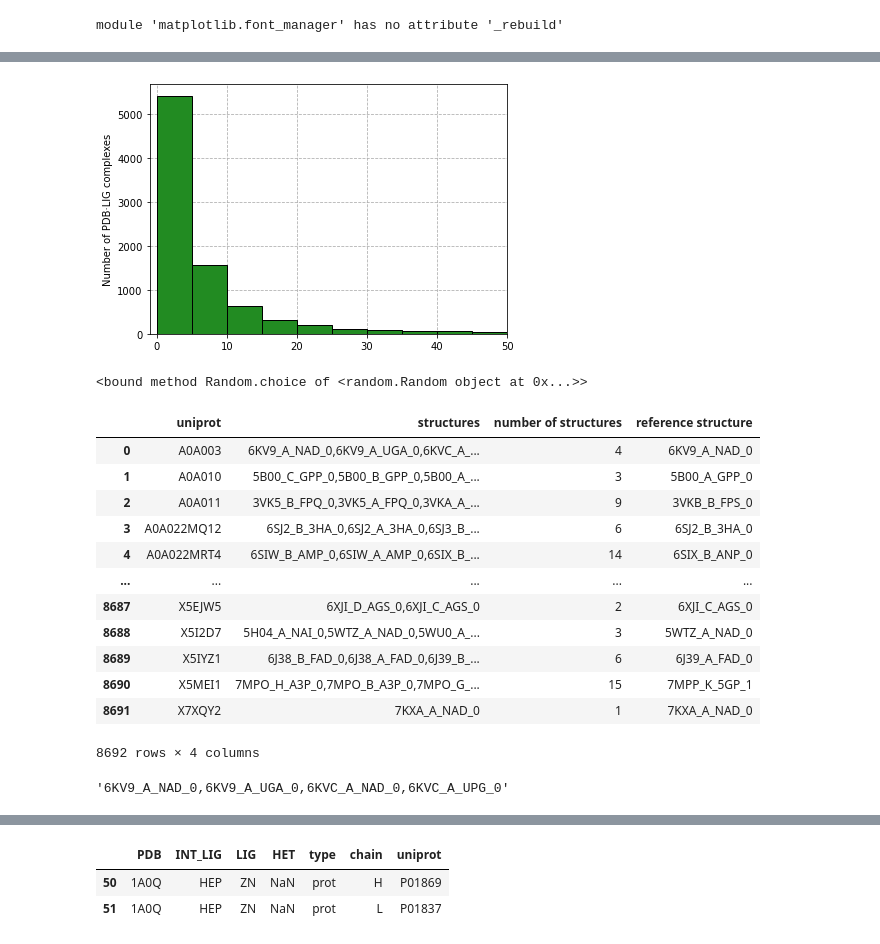
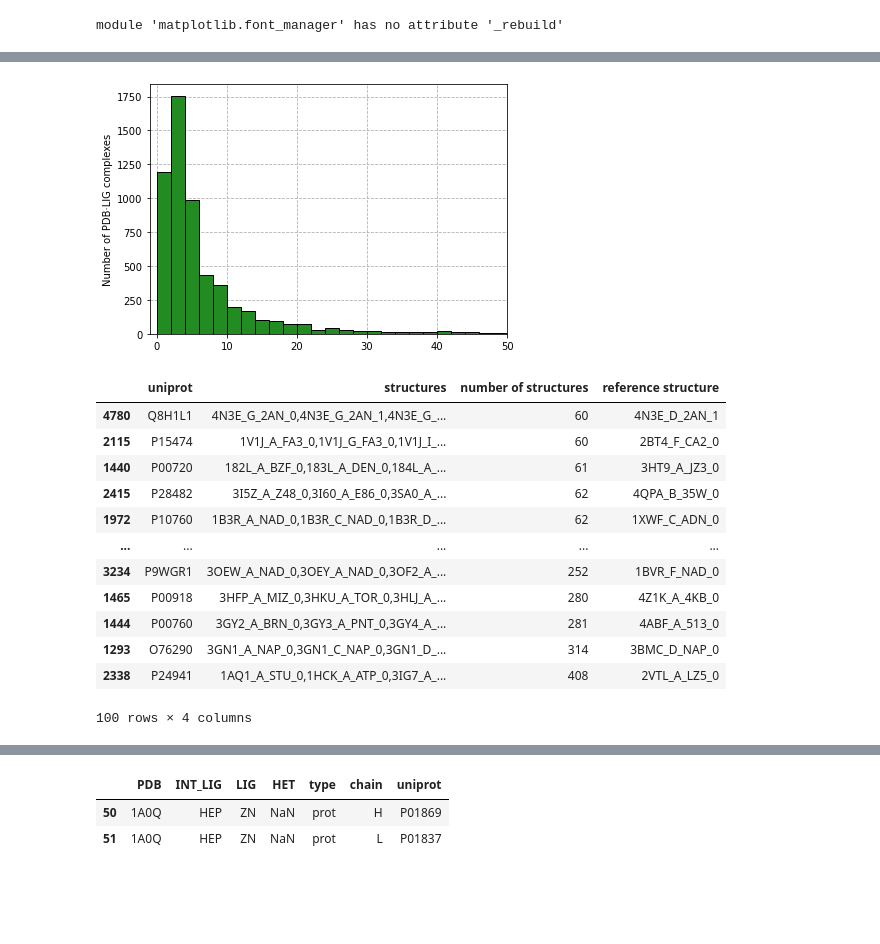
Before and after one commit to ersilia-os/osa-murd, a Jupyter notebook: notebooks/pocketvec_PDB.ipynb, the cells around one changed output, grey strips where cells are left out. Cells and saved outputs as stored; diff of their text form; code cells hidden in the pictures; blank space fills up the shorter version.

```diff
--- a/notebooks/pocketvec_PDB.ipynb
+++ b/notebooks/pocketvec_PDB.ipynb
@@ -287,3 +292,3 @@ All good: 130699
 # %%
-results = results.loc[results['comment'] == 'all good']
+results = results.loc[(results['acc'].isnull() == False) & (results['comment'] == 'all good')]
 results['acc'] = [float(i) for i in results['acc']]
@@ -365,17 +360,13 @@ proteins = [proteins[i] for i in proteins]
 # %%
 plt.figure(figsize=(6, 4))
 plt.grid(linestyle='--', zorder=-2)
-plt.hist(proteins, zorder=2, ec='k', bins=[i for i in range(0, max(proteins), 5)], color='forestgreen')
+plt.hist(proteins, zorder=2, ec='k', bins=[i for i in range(0, max(proteins), 2)], color='forestgreen')
 plt.ylabel("Number of PDB·LIG complexes")
 plt.xlim([-1, 50])
 plt.tight_layout()
 plt.show()
 # %% [output]
-[figure, old version]
+[figure, new version]
-# %%
-random.choice
-# %% [output]
-<bound method Random.choice of <random.Random object at 0x...>>
 # %%
 d = {}
 for pdb, chain, uniprot, int_lig, count in zip(results['PDB'], results['chain'], results['uniprot'], results['INT_LIG'], results['count']):
@@ -391,23 +383,19 @@ for prot in sorted(d):
 proteins = pd.DataFrame(proteins, columns=['uniprot', 'structures', 'number of structures', 'reference structure'])
 # pickle.dump(proteins, open("/aloy/home/acomajuncosa/MurD/GitHub/alignment/proteins.pkl", "wb"))
 # %%
-proteins
+proteins.sort_values(by='number of structures')[-100:]
 # %% [output]
 |  | uniprot | structures | number of structures | reference structure |
-| 0 | A0A003 | 6KV9_A_NAD_0,6KV9_A_UGA_0,6KVC_A_... | 4 | 6KV9_A_NAD_0 |
-| 1 | A0A010 | 5B00_C_GPP_0,5B00_B_GPP_0,5B00_A_... | 3 | 5B00_A_GPP_0 |
-| 2 | A0A011 | 3VK5_B_FPQ_0,3VK5_A_FPQ_0,3VKA_A_... | 9 | 3VKB_B_FPS_0 |
-| 3 | A0A022MQ12 | 6SJ2_B_3HA_0,6SJ2_A_3HA_0,6SJ3_B_... | 6 | 6SJ2_B_3HA_0 |
-| 4 | A0A022MRT4 | 6SIW_B_AMP_0,6SIW_A_AMP_0,6SIX_B_... | 14 | 6SIX_B_ANP_0 |
+| 4780 | Q8H1L1 | 4N3E_G_2AN_0,4N3E_G_2AN_1,4N3E_G_... | 60 | 4N3E_D_2AN_1 |
+| 2115 | P15474 | 1V1J_A_FA3_0,1V1J_G_FA3_0,1V1J_I_... | 60 | 2BT4_F_CA2_0 |
+| 1440 | P00720 | 182L_A_BZF_0,183L_A_DEN_0,184L_A_... | 61 | 3HT9_A_JZ3_0 |
+| 2415 | P28482 | 3I5Z_A_Z48_0,3I60_A_E86_0,3SA0_A_... | 62 | 4QPA_B_35W_0 |
+| 1972 | P10760 | 1B3R_A_NAD_0,1B3R_C_NAD_0,1B3R_D_... | 62 | 1XWF_C_ADN_0 |
 | ... | ... | ... | ... | ... |
-| 8687 | X5EJW5 | 6XJI_D_AGS_0,6XJI_C_AGS_0 | 2 | 6XJI_C_AGS_0 |
-| 8688 | X5I2D7 | 5H04_A_NAI_0,5WTZ_A_NAD_0,5WU0_A_... | 3 | 5WTZ_A_NAD_0 |
-| 8689 | X5IYZ1 | 6J38_B_FAD_0,6J38_A_FAD_0,6J39_B_... | 6 | 6J39_A_FAD_0 |
-| 8690 | X5MEI1 | 7MPO_H_A3P_0,7MPO_B_A3P_0,7MPO_G_... | 15 | 7MPP_K_5GP_1 |
-| 8691 | X7XQY2 | 7KXA_A_NAD_0 | 1 | 7KXA_A_NAD_0 |
+| 3234 | P9WGR1 | 3OEW_A_NAD_0,3OEY_A_NAD_0,3OF2_A_... | 252 | 1BVR_F_NAD_0 |
+| 1465 | P00918 | 3HFP_A_MIZ_0,3HKU_A_TOR_0,3HLJ_A_... | 280 | 4Z1K_A_4KB_0 |
+| 1444 | P00760 | 3GY2_A_BRN_0,3GY3_A_PNT_0,3GY4_A_... | 281 | 4ABF_A_513_0 |
+| 1293 | O76290 | 3GN1_A_NAP_0,3GN1_C_NAP_0,3GN1_D_... | 314 | 3BMC_D_NAP_0 |
+| 2338 | P24941 | 1AQ1_A_STU_0,1HCK_A_ATP_0,3IG7_A_... | 408 | 2VTL_A_LZ5_0 |
-8692 rows × 4 columns
+100 rows × 4 columns
-# %%
-proteins['structures'].tolist()[0]
-# %% [output]
-'6KV9_A_NAD_0,6KV9_A_UGA_0,6KVC_A_NAD_0,6KVC_A_UPG_0'
 # %%
```
Also changed, not shown: parts of 32 cells of this notebook, 3 other files.
